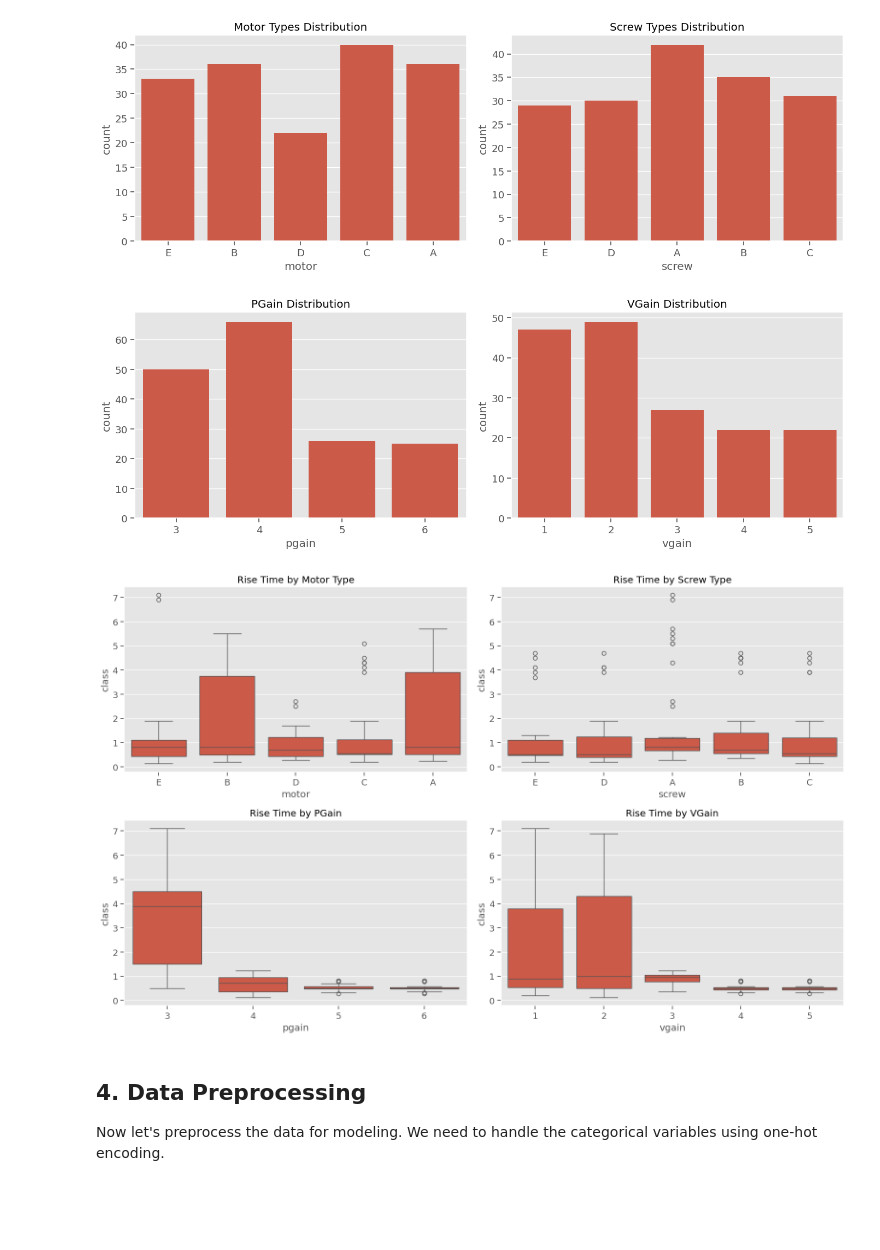
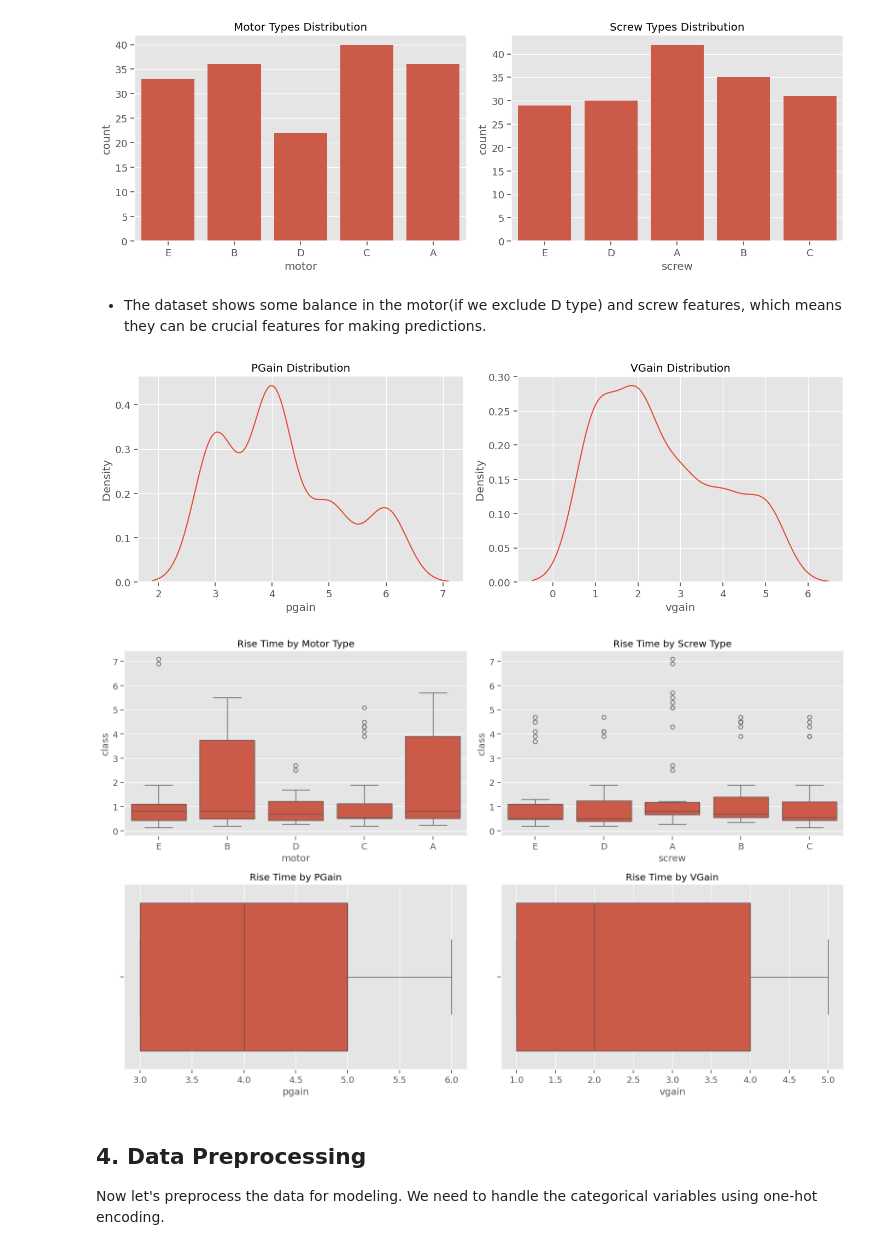
Before and after one commit to YXlh-64/ML-Workflow-Notebooks, a Jupyter notebook: regression/svr.ipynb, the cells around one changed output. Saved outputs shown, nothing was run; the diff lists cells and outputs as text; code cells hidden in the pictures; blank space fills up the shorter version.

```diff
--- a/regression/svr.ipynb
+++ b/regression/svr.ipynb
@@ -108,16 +117,18 @@ plt.tight_layout()
 plt.show()
 # %% [output]
 [figure]
+# %% [markdown]
+- The dataset shows some balance in the motor(if we exclude D type) and screw features, which means they can be crucial features for making predictions.
 # %%
 fig, axes = plt.subplots(1, 2, figsize=(14, 5))
-sns.countplot(x='pgain', data=df, ax=axes[0])
+sns.kdeplot(x='pgain', data=df, ax=axes[0])
 axes[0].set_title('PGain Distribution')
-sns.countplot(x='vgain', data=df, ax=axes[1])
+sns.kdeplot(x='vgain', data=df, ax=axes[1])
 axes[1].set_title('VGain Distribution')
 plt.tight_layout()
 plt.show()
 # %% [output]
-[figure, old version]
+[figure, new version]
 # %%
 # Boxplot: Target value by categorical variables
 fig, axes = plt.subplots(2, 2, figsize=(16, 10))
@@ -125,14 +136,14 @@ sns.boxplot(x='motor', y='class', data=df, ax=axes[0, 0])
 axes[0, 0].set_title('Rise Time by Motor Type')
 sns.boxplot(x='screw', y='class', data=df, ax=axes[0, 1])
 axes[0, 1].set_title('Rise Time by Screw Type')
-sns.boxplot(x='pgain', y='class', data=df, ax=axes[1, 0])
+sns.boxplot(x='pgain', data=df, ax=axes[1, 0])
 axes[1, 0].set_title('Rise Time by PGain')
-sns.boxplot(x='vgain', y='class', data=df, ax=axes[1, 1])
+sns.boxplot(x='vgain', data=df, ax=axes[1, 1])
 axes[1, 1].set_title('Rise Time by VGain')
 plt.tight_layout()
 plt.show()
 # %% [output]
-[figure, old version]
+[figure, new version]
 # %% [markdown]
 ## 4. Data Preprocessing
 
```
Also changed, not shown: parts of 11 cells of this notebook.
